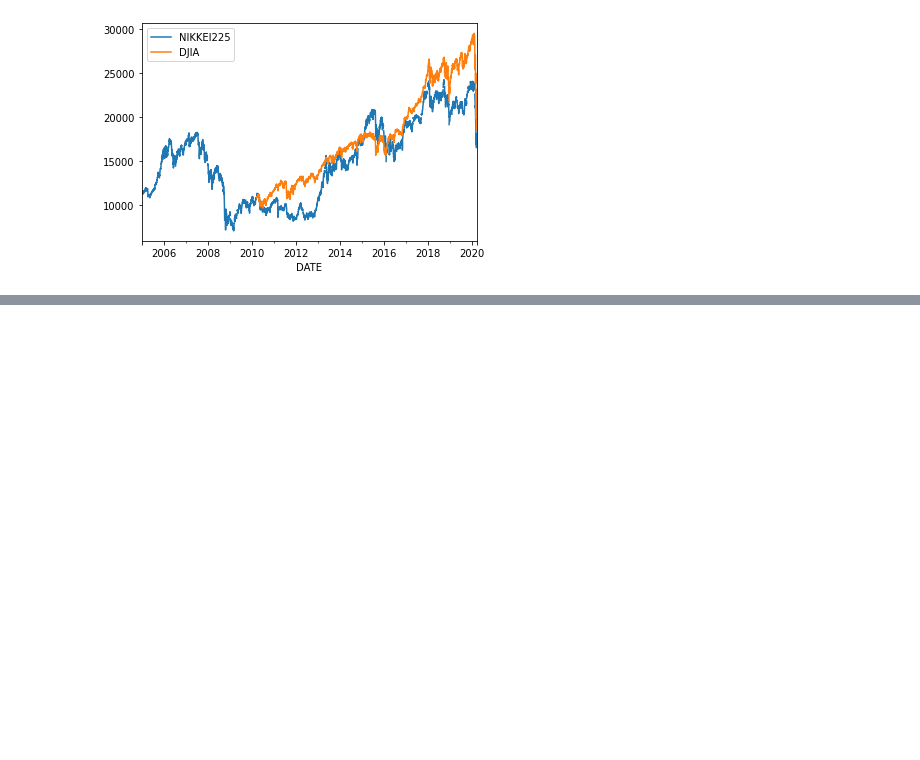
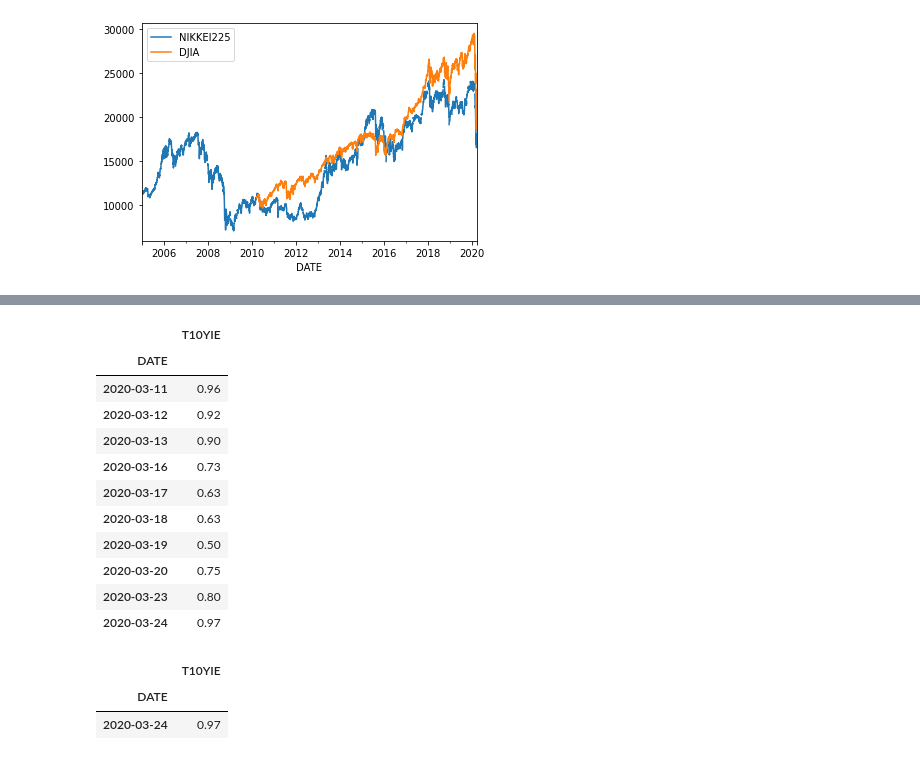
Before and after one commit to p72/mypython, a Jupyter notebook: 株価取得.ipynb, the cells around one changed output, grey strips where cells are left out. Saved outputs shown, nothing was run; the diff lists cells and outputs as text; code cells hidden in the pictures; blank space fills up the shorter version.

```diff
--- a/株価取得.ipynb
+++ b/株価取得.ipynb
@@ -21,0 +22,22 @@ bei.plot()
+# %%
+bei[-10:]
+#スライスを使う
+# %% [output]
+|  | T10YIE |
+| DATE |  |
+| 2020-03-11 | 0.96 |
+| 2020-03-12 | 0.92 |
+| 2020-03-13 | 0.90 |
+| 2020-03-16 | 0.73 |
+| 2020-03-17 | 0.63 |
+| 2020-03-18 | 0.63 |
+| 2020-03-19 | 0.50 |
+| 2020-03-20 | 0.75 |
+| 2020-03-23 | 0.80 |
+| 2020-03-24 | 0.97 |
+# %%
+bei.tail(1)
+# %% [output]
+|  | T10YIE |
+| DATE |  |
+| 2020-03-24 | 0.97 |
```
Also changed, not shown: parts of 3 cells of this notebook.
